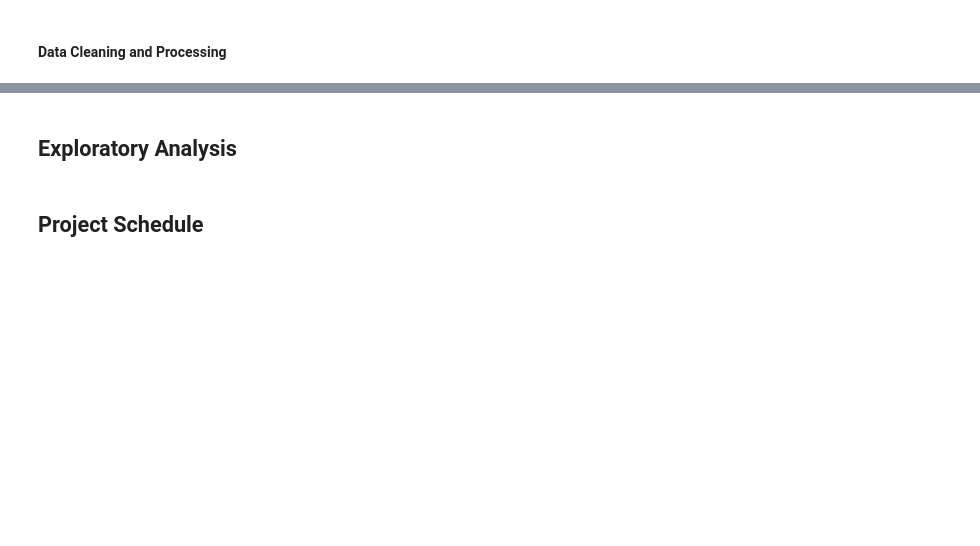
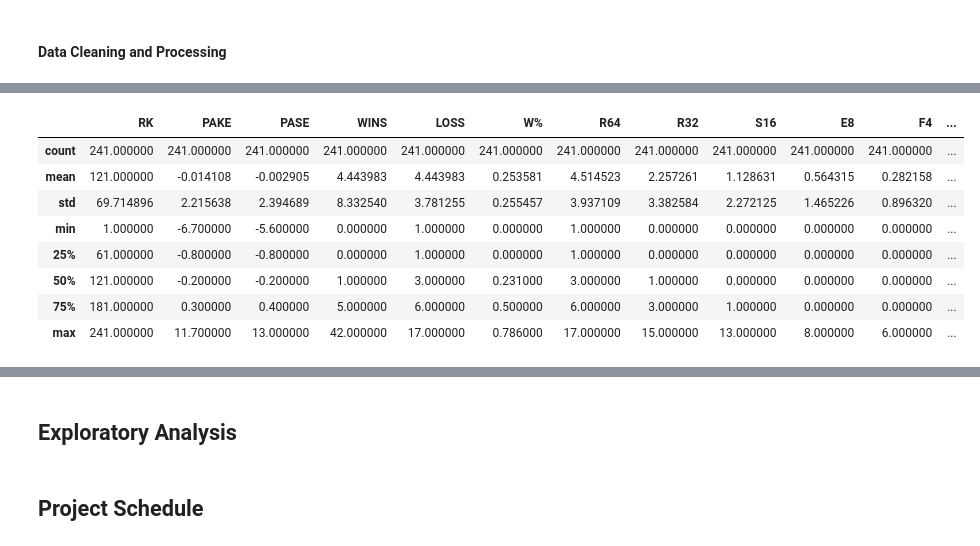
Before and after one commit to sydneysmith4/COMP-5360-Final-Project, a Jupyter notebook: Jupyter Notebooks/Final Project - First Milestone.ipynb, the cells around one changed output, grey strips where cells are left out. Saved outputs shown, nothing was run; the diff lists cells and outputs as text; code cells hidden in the pictures; blank space fills up the shorter version.

```diff
--- a/Jupyter Notebooks/Final Project - First Milestone.ipynb
+++ b/Jupyter Notebooks/Final Project - First Milestone.ipynb
@@ -265,0 +346,12 @@ player_stats24.describe()
+# %%
+tourney_stats_2016.describe()
+# %% [output]
+|  | RK | PAKE | PASE | WINS | LOSS | W% | R64 | R32 | S16 | E8 | F4 | ... |
+| count | 241.000000 | 241.000000 | 241.000000 | 241.000000 | 241.000000 | 241.000000 | 241.000000 | 241.000000 | 241.000000 | 241.000000 | 241.000000 | ... |
+| mean | 121.000000 | -0.014108 | -0.002905 | 4.443983 | 4.443983 | 0.253581 | 4.514523 | 2.257261 | 1.128631 | 0.564315 | 0.282158 | ... |
+| std | 69.714896 | 2.215638 | 2.394689 | 8.332540 | 3.781255 | 0.255457 | 3.937109 | 3.382584 | 2.272125 | 1.465226 | 0.896320 | ... |
+| min | 1.000000 | -6.700000 | -5.600000 | 0.000000 | 1.000000 | 0.000000 | 1.000000 | 0.000000 | 0.000000 | 0.000000 | 0.000000 | ... |
+| 25% | 61.000000 | -0.800000 | -0.800000 | 0.000000 | 1.000000 | 0.000000 | 1.000000 | 0.000000 | 0.000000 | 0.000000 | 0.000000 | ... |
+| 50% | 121.000000 | -0.200000 | -0.200000 | 1.000000 | 3.000000 | 0.231000 | 3.000000 | 1.000000 | 0.000000 | 0.000000 | 0.000000 | ... |
+| 75% | 181.000000 | 0.300000 | 0.400000 | 5.000000 | 6.000000 | 0.500000 | 6.000000 | 3.000000 | 1.000000 | 0.000000 | 0.000000 | ... |
+| max | 241.000000 | 11.700000 | 13.000000 | 42.000000 | 17.000000 | 0.786000 | 17.000000 | 15.000000 | 13.000000 | 8.000000 | 6.000000 | ... |
```
Also changed, not shown: parts of 22 cells of this notebook.
